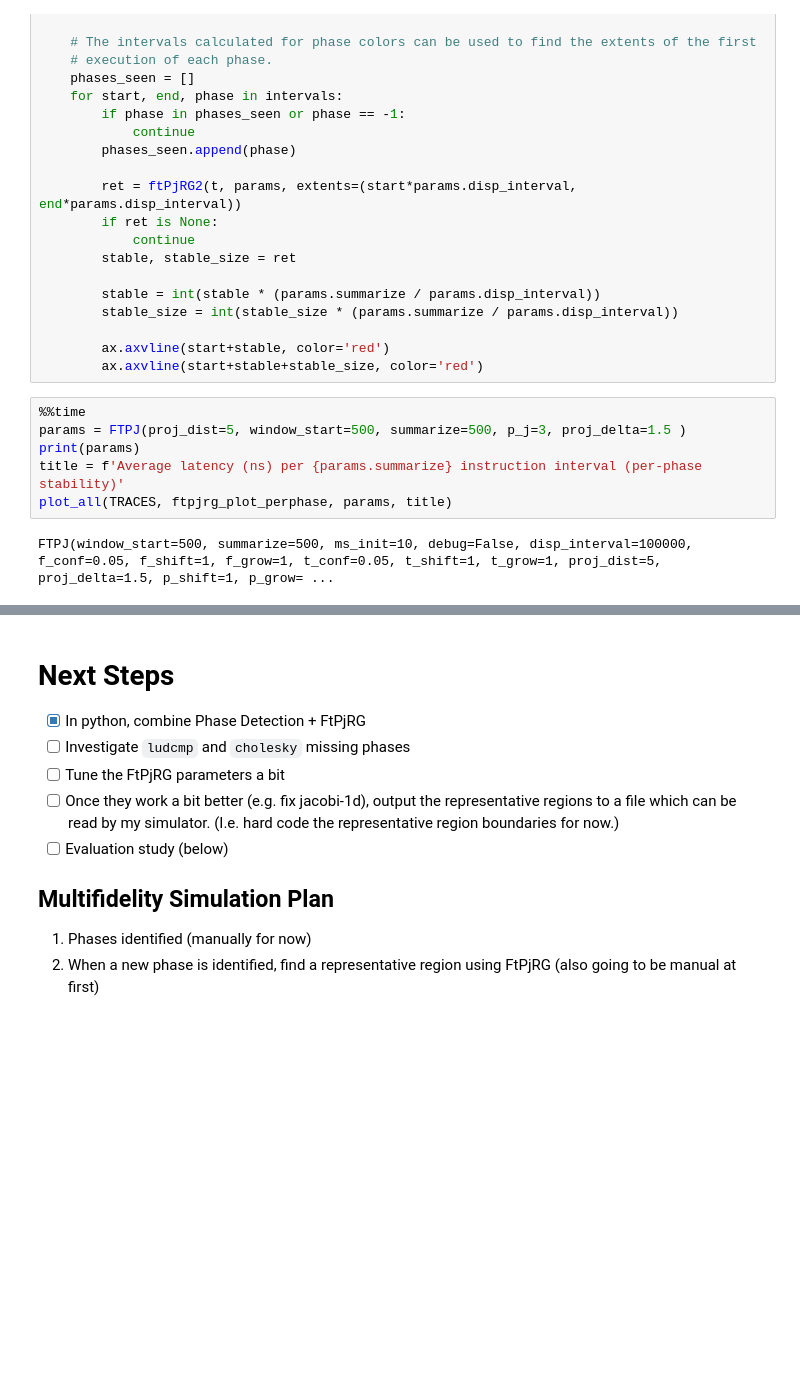
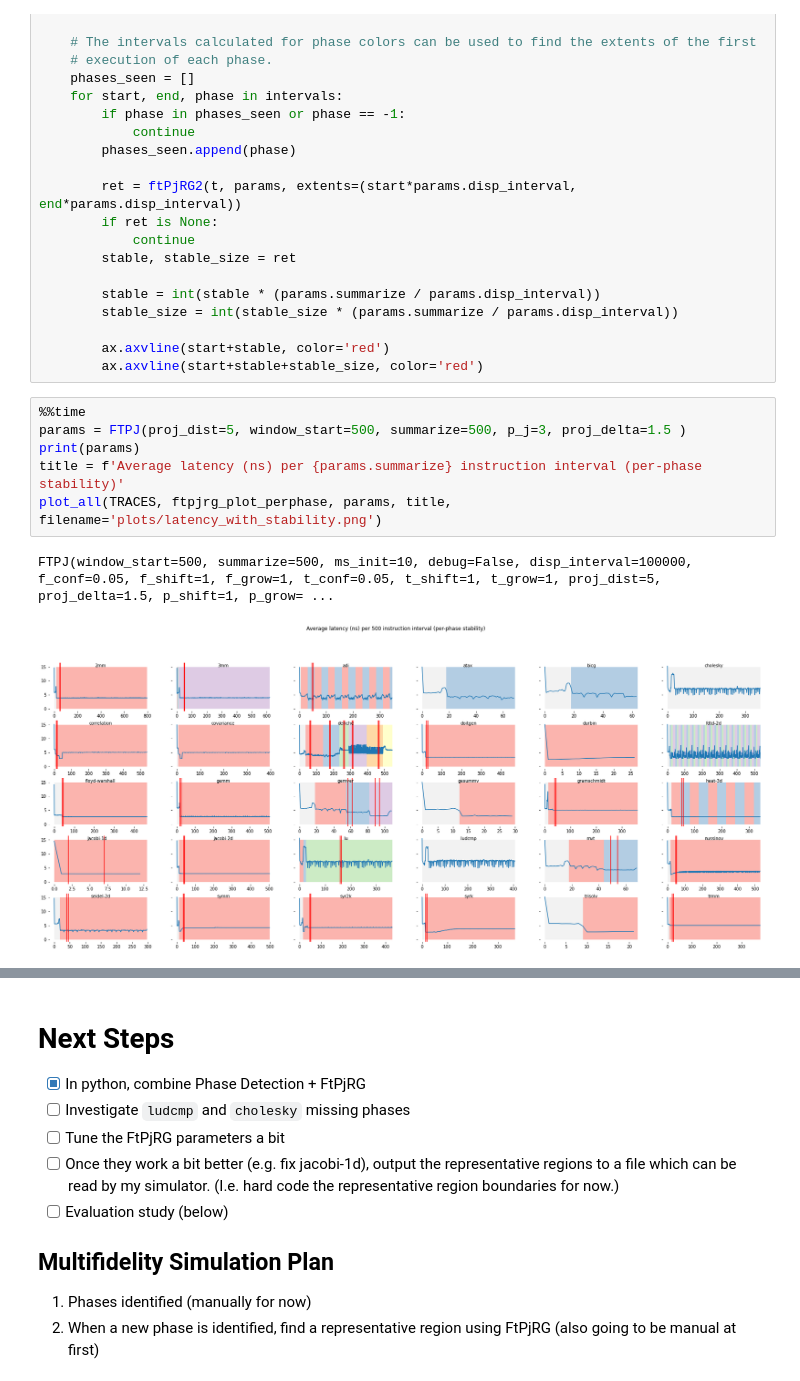
Before and after one commit to plavin/multifidelity, a Jupyter notebook: ParrotDataBig.ipynb, the cells around one changed output, grey strips where cells are left out. Cells and saved outputs as stored; diff of their text form; blank space fills up the shorter version.

```diff
--- a/ParrotDataBig.ipynb
+++ b/ParrotDataBig.ipynb
@@ -336,8 +336,9 @@ def ftpjrg_plot_perphase(ax, t, params):
 # %%
 %%time
 params = FTPJ(proj_dist=5, window_start=500, summarize=500, p_j=3, proj_delta=1.5 )
 print(params)
 title = f'Average latency (ns) per {params.summarize} instruction interval (per-phase stability)'
-plot_all(TRACES, ftpjrg_plot_perphase, params, title)
+plot_all(TRACES, ftpjrg_plot_perphase, params, title, filename='plots/latency_with_stability.png')
 # %% [output]
 FTPJ(window_start=500, summarize=500, ms_init=10, debug=False, disp_interval=100000, f_conf=0.05, f_shift=1, f_grow=1, t_conf=0.05, t_shift=1, t_grow=1, proj_dist=5, proj_delta=1.5, p_shift=1, p_grow= ...
+[figure, added]
```
Also changed, not shown: parts of 1 cell of this notebook.
